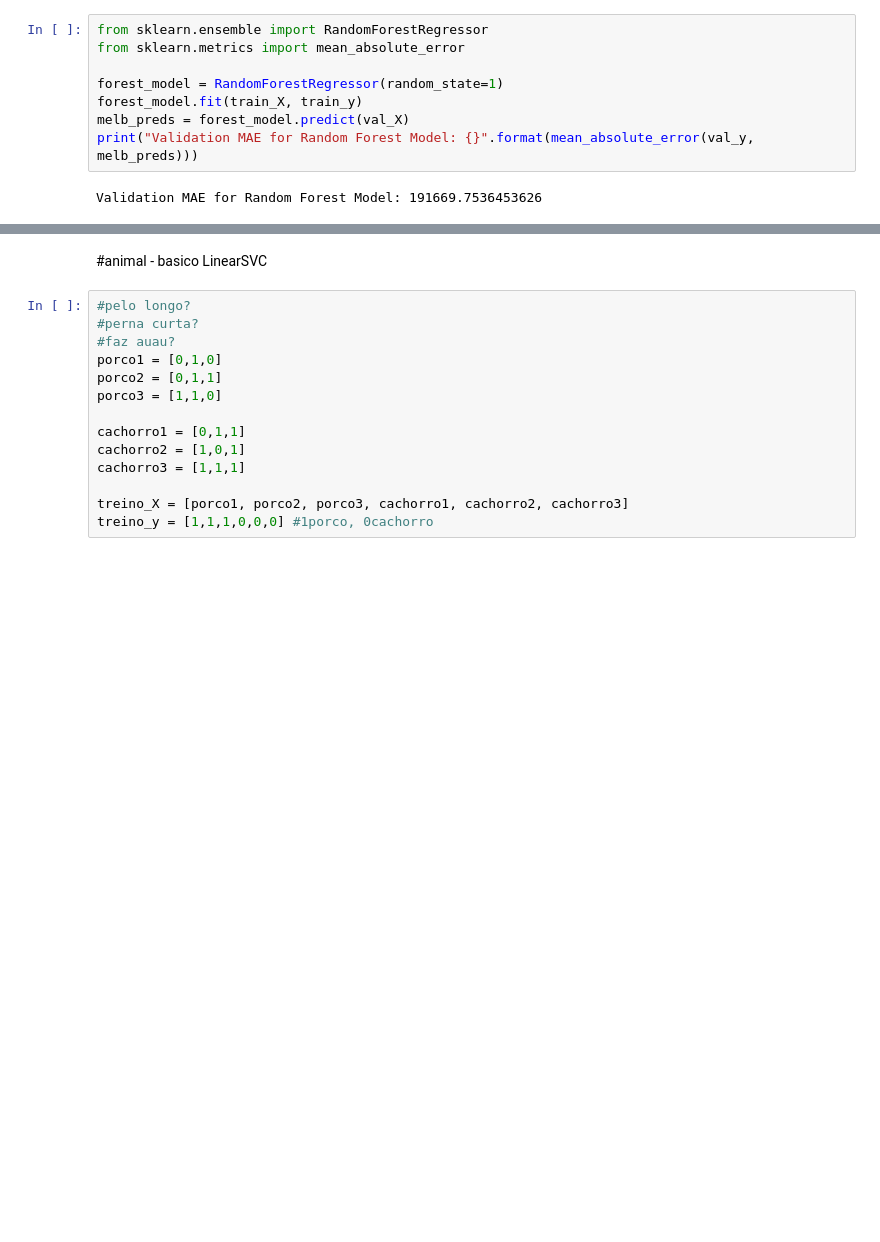
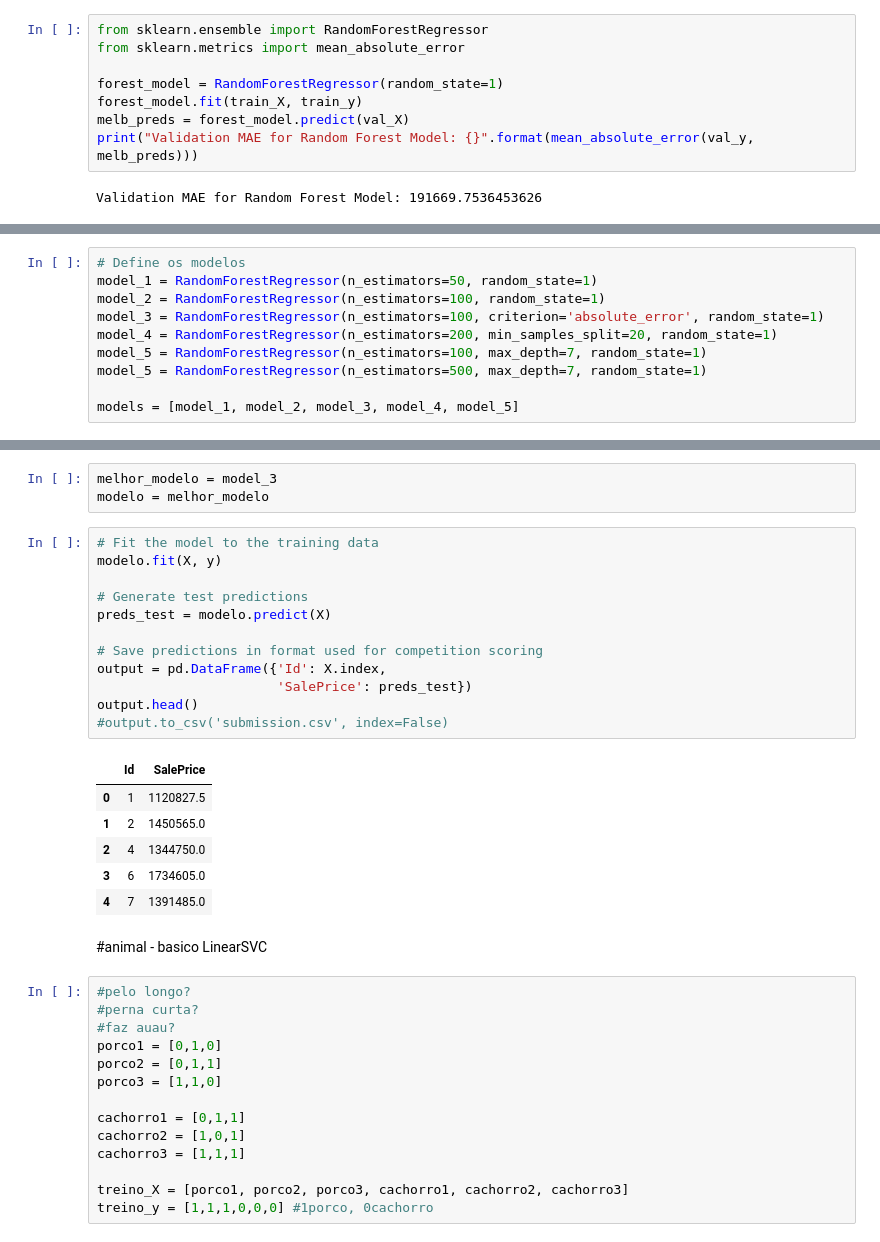
Before and after one commit to LuigiFerrari14/Curso-em-Video-Python---Guanabar-, a Jupyter notebook: Machine_Learning.ipynb, the cells around one changed output, grey strips where cells are left out. Drawn from its saved outputs; the diff is of its cells as text; blank space fills up the shorter version.

```diff
--- a/Machine_Learning.ipynb
+++ b/Machine_Learning.ipynb
@@ -234,0 +237,10 @@ Validation MAE for Random Forest Model: 191669.7536453626
+# %%
+# Define os modelos
+model_1 = RandomForestRegressor(n_estimators=50, random_state=1)
+model_2 = RandomForestRegressor(n_estimators=100, random_state=1)
+model_3 = RandomForestRegressor(n_estimators=100, criterion='absolute_error', random_state=1)
+model_4 = RandomForestRegressor(n_estimators=200, min_samples_split=20, random_state=1)
+model_5 = RandomForestRegressor(n_estimators=100, max_depth=7, random_state=1)
+model_5 = RandomForestRegressor(n_estimators=500, max_depth=7, random_state=1)
+
+models = [model_1, model_2, model_3, model_4, model_5]
@@ -235,3 +263,25 @@ Validation MAE for Random Forest Model: 191669.7536453626
+# %%
+melhor_modelo = model_3
+modelo = melhor_modelo
+# %%
+# Fit the model to the training data
+modelo.fit(X, y)
+
+# Generate test predictions
+preds_test = modelo.predict(X)
+
+# Save predictions in format used for competition scoring
+output = pd.DataFrame({'Id': X.index,
+                       'SalePrice': preds_test})
+output.head()
+#output.to_csv('submission.csv', index=False)
+# %% [output]
+|  | Id | SalePrice |
+| 0 | 1 | 1120827.5 |
+| 1 | 2 | 1450565.0 |
+| 2 | 4 | 1344750.0 |
+| 3 | 6 | 1734605.0 |
+| 4 | 7 | 1391485.0 |
 # %% [markdown]
 #animal - basico LinearSVC
 # %%
```
Also changed, not shown: parts of 10 cells of this notebook.
